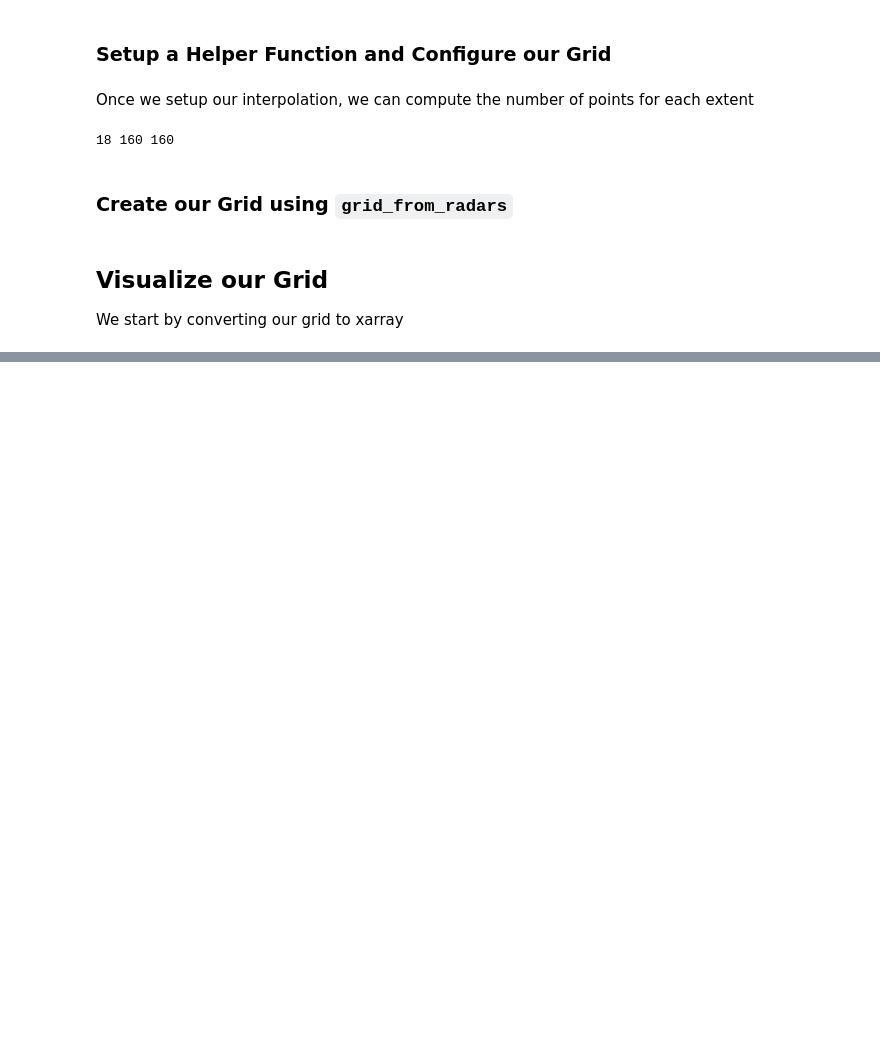
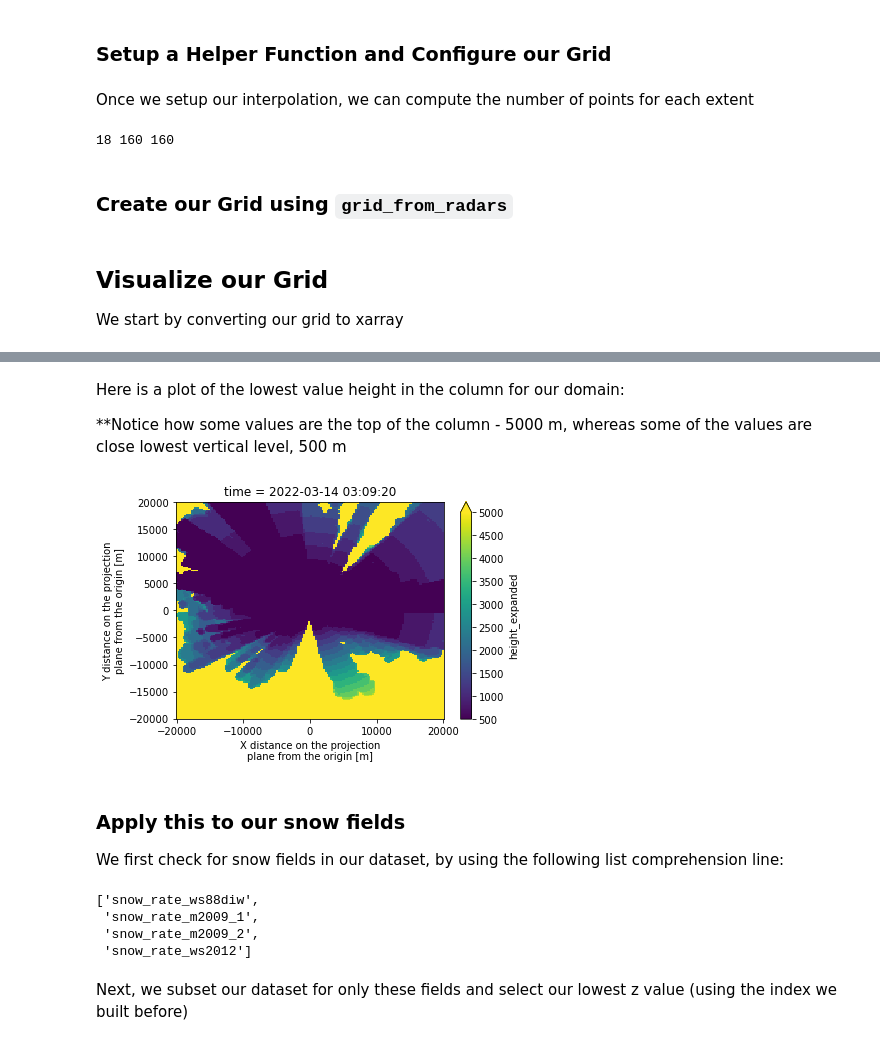
Before and after one commit to mgrover1/sail-xprecip-radar, a Jupyter notebook: notebooks/radar-precip/nearest-neighbor-interpolation.ipynb, the cells around one changed output, grey strips where cells are left out. Drawn from its saved outputs; the diff is of its cells as text; code cells hidden in the pictures; blank space fills up the shorter version.

```diff
--- a/notebooks/radar-precip/nearest-neighbor-interpolation.ipynb
+++ b/notebooks/radar-precip/nearest-neighbor-interpolation.ipynb
@@ -91,0 +95,2 @@ ds.to_netcdf("sample_gridded_snowfall.nc")
+# %%
+ds["height_expanded"] = (ds.z * (ds.snow_rate_ws2012/ds.snow_rate_ws2012)).fillna(10_000)
@@ -91,0 +99,25 @@ ds.to_netcdf("sample_gridded_snowfall.nc")
+# %%
+min_index = ds.height_expanded.argmin(dim='z',
+                                      skipna=True)
+# %% [markdown]
+Here is a plot of the lowest value height in the column for our domain:
+
+**Notice how some values are the top of the column - 5000 m, whereas some of the values are close lowest vertical level, 500 m
+# %%
+ds.height_expanded.isel(z=min_index).plot(vmin=500,
+                                          vmax=5000);
+# %% [output]
+[figure, added]
+# %% [markdown]
+### Apply this to our snow fields
+We first check for snow fields in our dataset, by using the following list comprehension line:
+# %%
+snow_fields = [var for var in list(ds.variables) if "snow" in var]
+snow_fields
+# %% [output]
+['snow_rate_ws88diw',
+ 'snow_rate_m2009_1',
+ 'snow_rate_m2009_2',
+ 'snow_rate_ws2012']
+# %% [markdown]
+Next, we subset our dataset for only these fields and select our lowest z value (using the index we built before)
```
Also changed, not shown: parts of 16 cells of this notebook.
